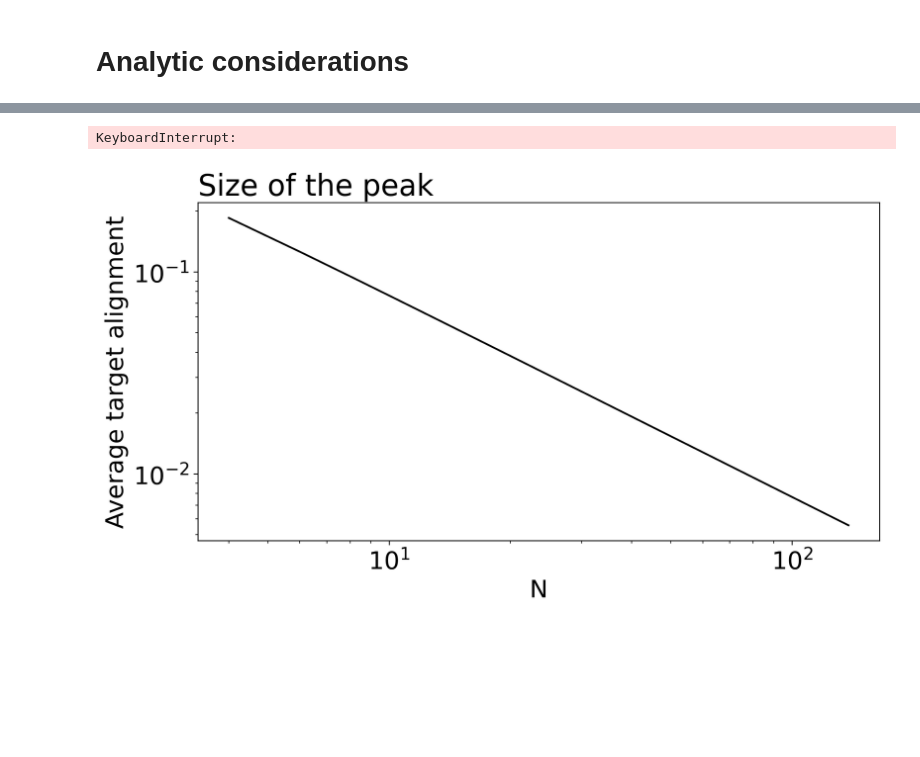
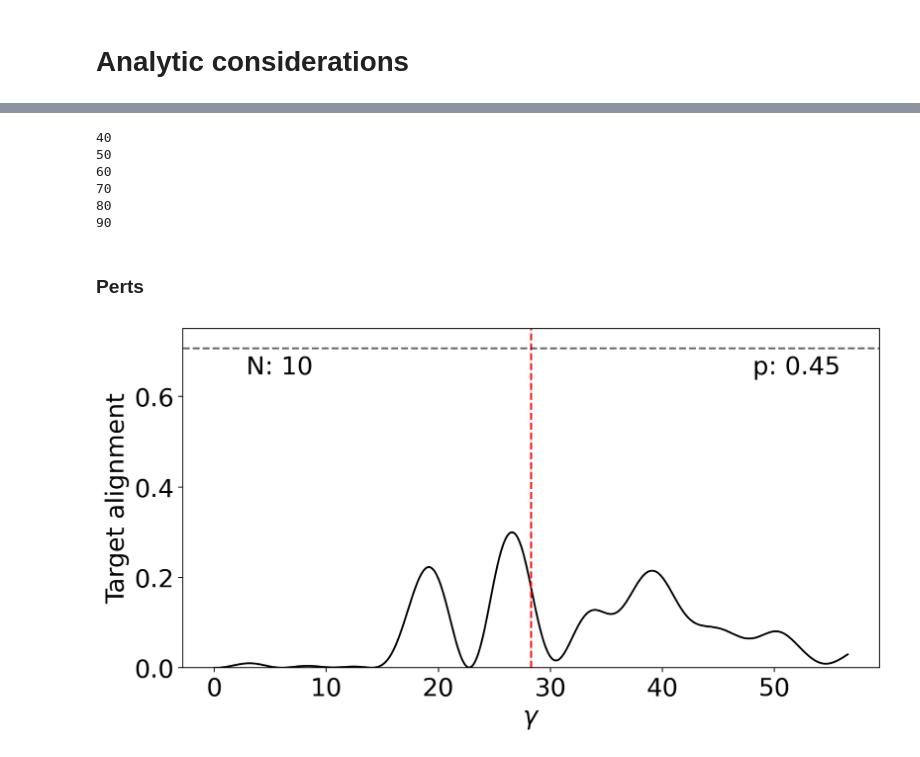
Before and after one commit to Quantum-Cosmos-Lab/quantum_maps_for_beads, a Jupyter notebook: toy_model_landscape.ipynb, the cells around one changed output, grey strips where cells are left out. Cells and saved outputs as stored; diff of their text form; code cells hidden in the pictures; blank space fills up the shorter version.

```diff
--- a/toy_model_landscape.ipynb
+++ b/toy_model_landscape.ipynb
@@ -285,6 +279,7 @@ plt.show()
 # %%
-for n in range(20,100):
+for n in range(20,50):
     N = 2*n
+    if(N%10==0): print(N)
     x = np.linspace(0,1,N)
     y = (-1)**np.linspace(0,N-1,N)
     startpoint = 0
@@ -293,6 +288,12 @@ for n in range(20,100):
     param_test = np.linspace(startpoint,endpoint, points_number)
     a_TA = [analytic_TA(x,y,gamma) for gamma in param_test]
     dens.append(area(param_test, a_TA)/(param_test[-1]-param_test[0]))
+    var_diffs.append(np.var(diff(param_test, a_TA)))
     Ns.append(N)
 # %% [output]
-KeyboardInterrupt:
+40
+50
+60
+70
+80
+90
@@ -369,10 +300,31 @@ dens = [0.18512642817613634,
-# %%
-plt.plot(Ns,dens, c='black')
-plt.title('Size of the peak', loc='left')
-plt.ylabel('Average target alignment')
-plt.xlabel('N')
-plt.xscale('log')
-plt.yscale('log')
-plt.show()
-# %% [output]
-[figure, removed]
+# %% [markdown]
+### Perts
+# %%
+N = 10
+scale = 0.05
+x_raw = np.linspace(0,1,N)
+perts = np.random.normal(loc=0.0, scale=scale, size=x_raw.shape)
+x = x_raw + perts
+y = (-1)**np.linspace(0,N-1,N)
+x_step = x_raw[1]-x_raw[0]
+# %%
+startpoint = 0
+endpoint = 2*np.pi*(N-1)
+points_number = 500
+param_test = np.linspace(startpoint,endpoint, points_number)
+a_TA = [analytic_TA(x,y,gamma) for gamma in param_test]
+A = area(param_test, a_TA)/(param_test[-1]-param_test[0])
+D = np.var(diff(param_test, a_TA))
+# %%
+fig = plt.figure()
+plt.plot(param_test, a_TA, c="k")
+plt.xlabel(r'$\gamma$')
+plt.ylabel("Target alignment")
+plt.text(x=(0.05*param_test[-1]), y=0.65, s='N: '+str(N))
+plt.text(x=(0.85*param_test[-1]), y=0.65, s='p: '+str(np.round(scale/x_step, decimals = 2)))
+plt.axvline(x=np.pi*(N-1), c='red', linestyle='--')
+plt.axhline(y=1/np.sqrt(2), c='black', linestyle='--', alpha = 0.6)
+plt.ylim(0,0.75)
+plt.show()
+# %% [output]
+[figure, added]
```
Also changed, not shown: parts of 13 cells of this notebook, 15 other files.
